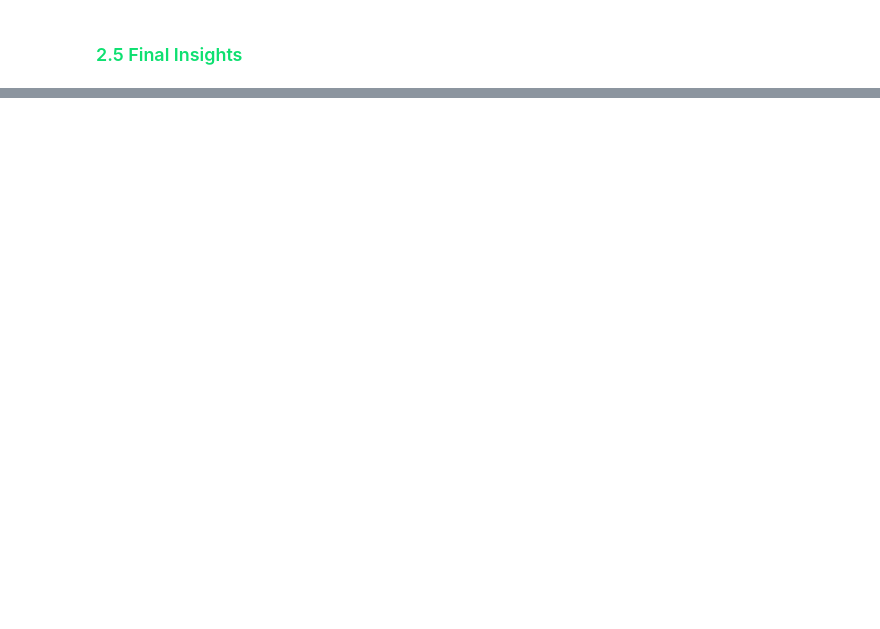
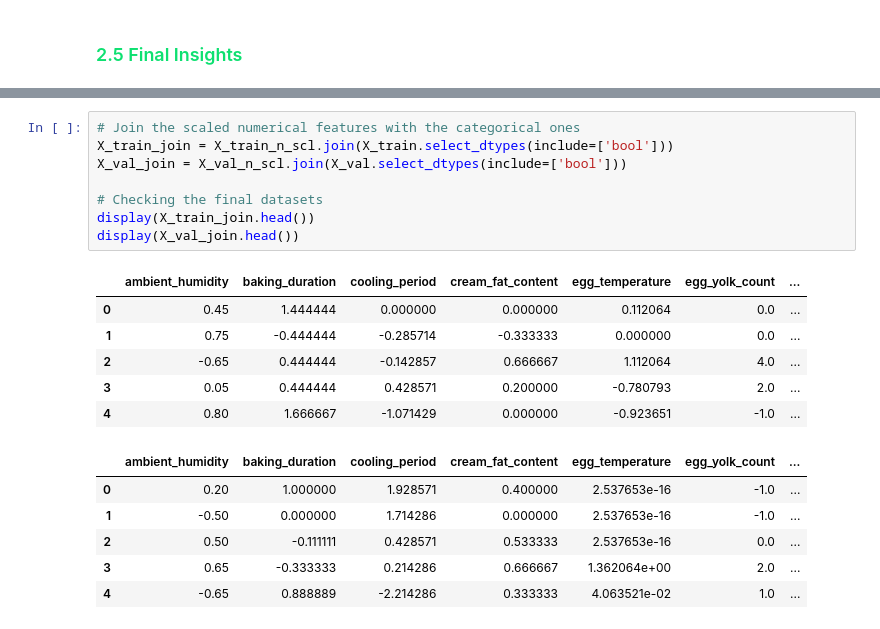
Before and after one commit to gugaffranco/MachineLearning1G08, a Jupyter notebook: ML08_NB3_FEATUREMGMT.ipynb, the cells around one changed output, grey strips where cells are left out. Cells and saved outputs as stored; diff of their text form; blank space fills up the shorter version.

```diff
--- a/ML08_NB3_FEATUREMGMT.ipynb
+++ b/ML08_NB3_FEATUREMGMT.ipynb
@@ -299,0 +346,21 @@ sns.barplot(y='Features', x='Value', hue='Variable', data=tidy, palette=['darkgr
+# %%
+# Join the scaled numerical features with the categorical ones
+X_train_join = X_train_n_scl.join(X_train.select_dtypes(include=['bool']))
+X_val_join = X_val_n_scl.join(X_val.select_dtypes(include=['bool']))
+
+# Checking the final datasets
+display(X_train_join.head())
+display(X_val_join.head())
+# %% [output]
+|  | ambient_humidity | baking_duration | cooling_period | cream_fat_content | egg_temperature | egg_yolk_count | ... |
+| 0 | 0.45 | 1.444444 | 0.000000 | 0.000000 | 0.112064 | 0.0 | ... |
+| 1 | 0.75 | -0.444444 | -0.285714 | -0.333333 | 0.000000 | 0.0 | ... |
+| 2 | -0.65 | 0.444444 | -0.142857 | 0.666667 | 1.112064 | 4.0 | ... |
+| 3 | 0.05 | 0.444444 | 0.428571 | 0.200000 | -0.780793 | 2.0 | ... |
+| 4 | 0.80 | 1.666667 | -1.071429 | 0.000000 | -0.923651 | -1.0 | ... |
+|  | ambient_humidity | baking_duration | cooling_period | cream_fat_content | egg_temperature | egg_yolk_count | ... |
+| 0 | 0.20 | 1.000000 | 1.928571 | 0.400000 | 2.537653e-16 | -1.0 | ... |
+| 1 | -0.50 | 0.000000 | 1.714286 | 0.000000 | 2.537653e-16 | -1.0 | ... |
+| 2 | 0.50 | -0.111111 | 0.428571 | 0.533333 | 2.537653e-16 | 0.0 | ... |
+| 3 | 0.65 | -0.333333 | 0.214286 | 0.666667 | 1.362064e+00 | 2.0 | ... |
+| 4 | -0.65 | 0.888889 | -2.214286 | 0.333333 | 4.063521e-02 | 1.0 | ... |
```
Also changed, not shown: parts of 14 cells of this notebook, 7 other files.
